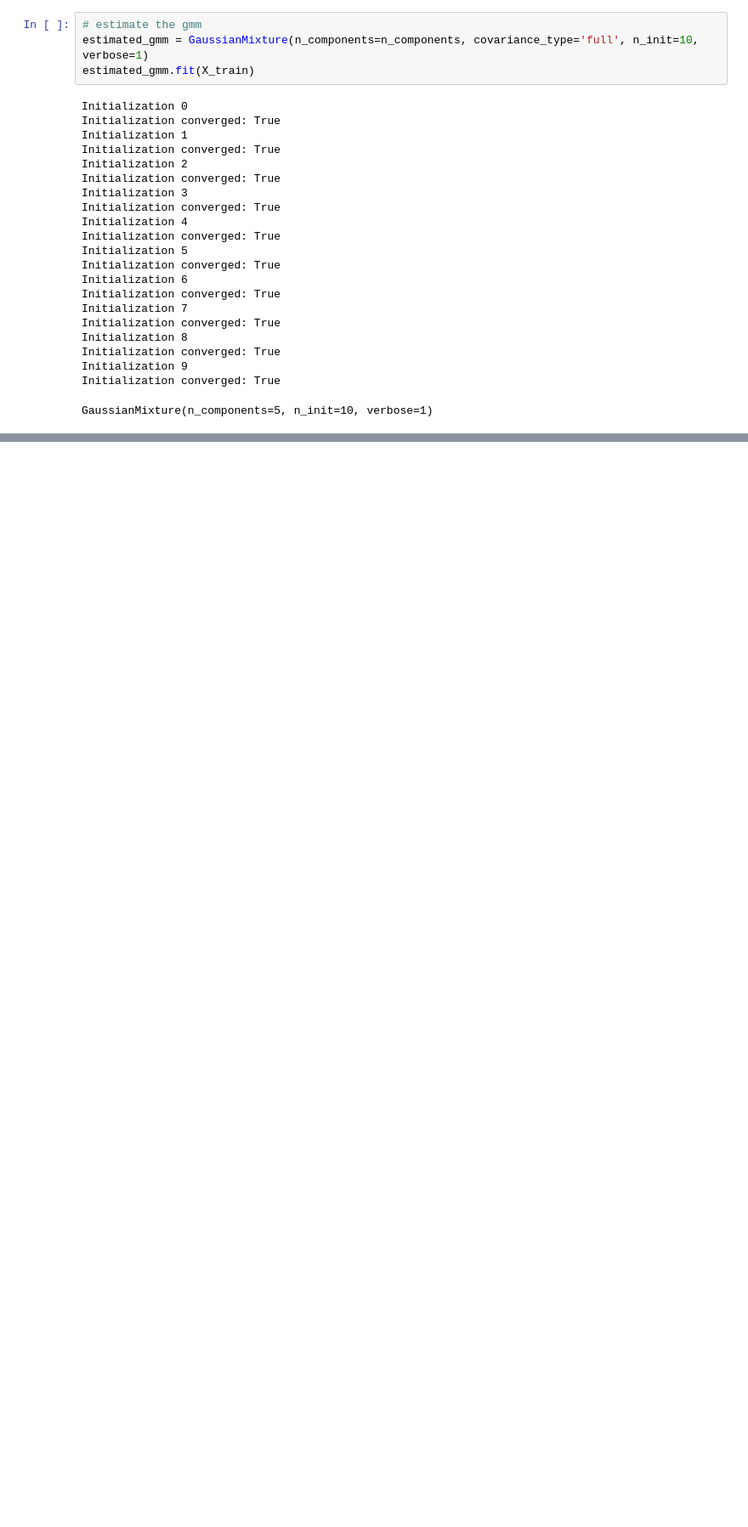
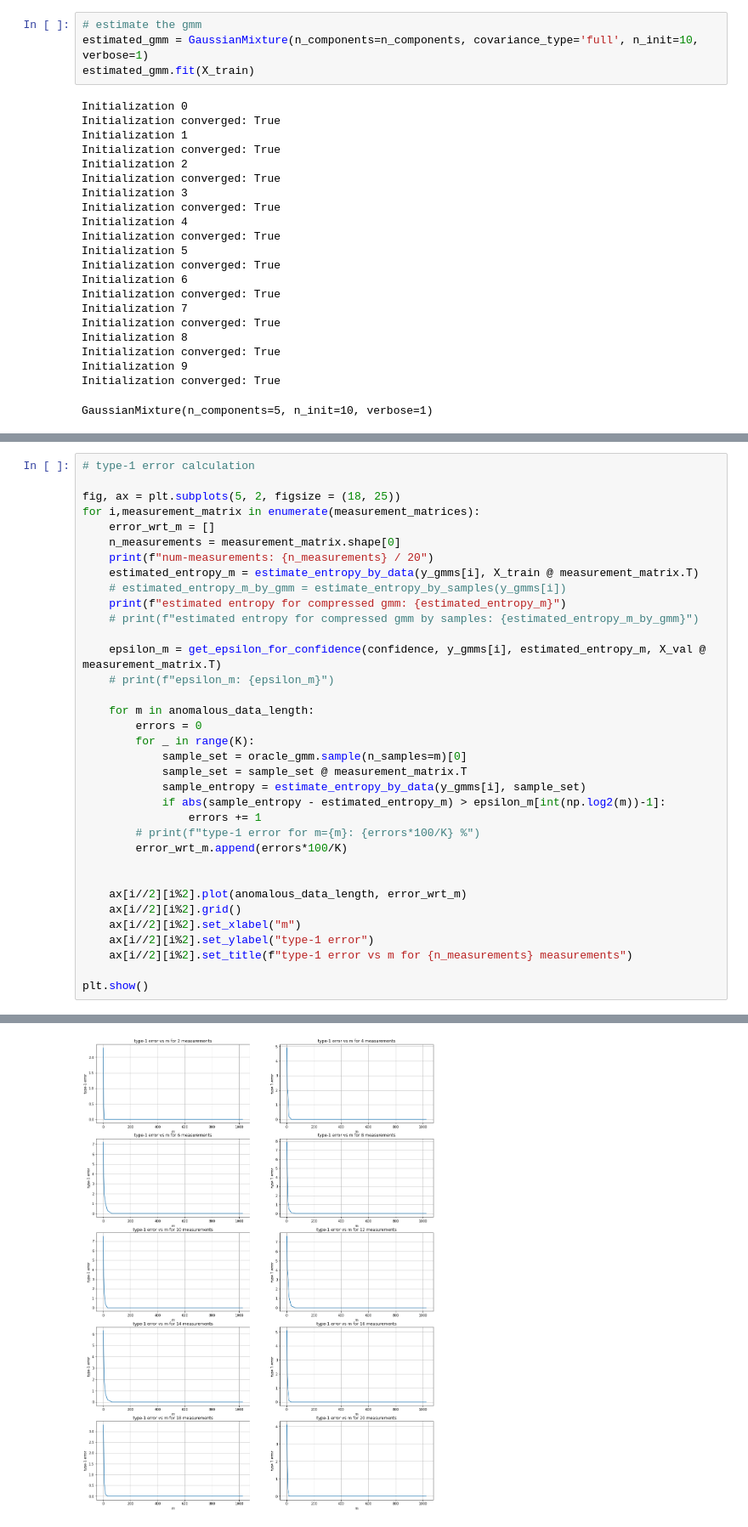
Before and after one commit to sumeetkrm/anomaly-detection, a Jupyter notebook: typicality_test.ipynb, the cells around one changed output, grey strips where cells are left out. Shown at 85% size. Saved outputs shown, nothing was run; the diff lists cells and outputs as text; blank space fills up the shorter version.

```diff
--- a/typicality_test.ipynb
+++ b/typicality_test.ipynb
@@ -302,0 +344,36 @@ type-2 error for m=1024: 0.0 %
+# %%
+# type-1 error calculation
+
+fig, ax = plt.subplots(5, 2, figsize = (18, 25))
+for i,measurement_matrix in enumerate(measurement_matrices):
+    error_wrt_m = []
+    n_measurements = measurement_matrix.shape[0]
+    print(f"num-measurements: {n_measurements} / 20")
+    estimated_entropy_m = estimate_entropy_by_data(y_gmms[i], X_train @ measurement_matrix.T)
+    # estimated_entropy_m_by_gmm = estimate_entropy_by_samples(y_gmms[i])
+    print(f"estimated entropy for compressed gmm: {estimated_entropy_m}")
+    # print(f"estimated entropy for compressed gmm by samples: {estimated_entropy_m_by_gmm}")
+
+    epsilon_m = get_epsilon_for_confidence(confidence, y_gmms[i], estimated_entropy_m, X_val @ measurement_matrix.T)
+    # print(f"epsilon_m: {epsilon_m}")
+
+    for m in anomalous_data_length:
+        errors = 0
+        for _ in range(K):
+            sample_set = oracle_gmm.sample(n_samples=m)[0]
+            sample_set = sample_set @ measurement_matrix.T
+            sample_entropy = estimate_entropy_by_data(y_gmms[i], sample_set)
+            if abs(sample_entropy - estimated_entropy_m) > epsilon_m[int(np.log2(m))-1]:
+                errors += 1
+        # print(f"type-1 error for m={m}: {errors*100/K} %")
+        error_wrt_m.append(errors*100/K)
+
+
+    ax[i//2][i%2].plot(anomalous_data_length, error_wrt_m)
+    ax[i//2][i%2].grid()
+    ax[i//2][i%2].set_xlabel("m")
+    ax[i//2][i%2].set_ylabel("type-1 error")
+    ax[i//2][i%2].set_title(f"type-1 error vs m for {n_measurements} measurements")
+
+plt.show()
+# %% [output]
@@ -302,0 +400 @@ type-2 error for m=1024: 0.0 %
+[figure, added]
```
Also changed, not shown: parts of 12 cells of this notebook.
